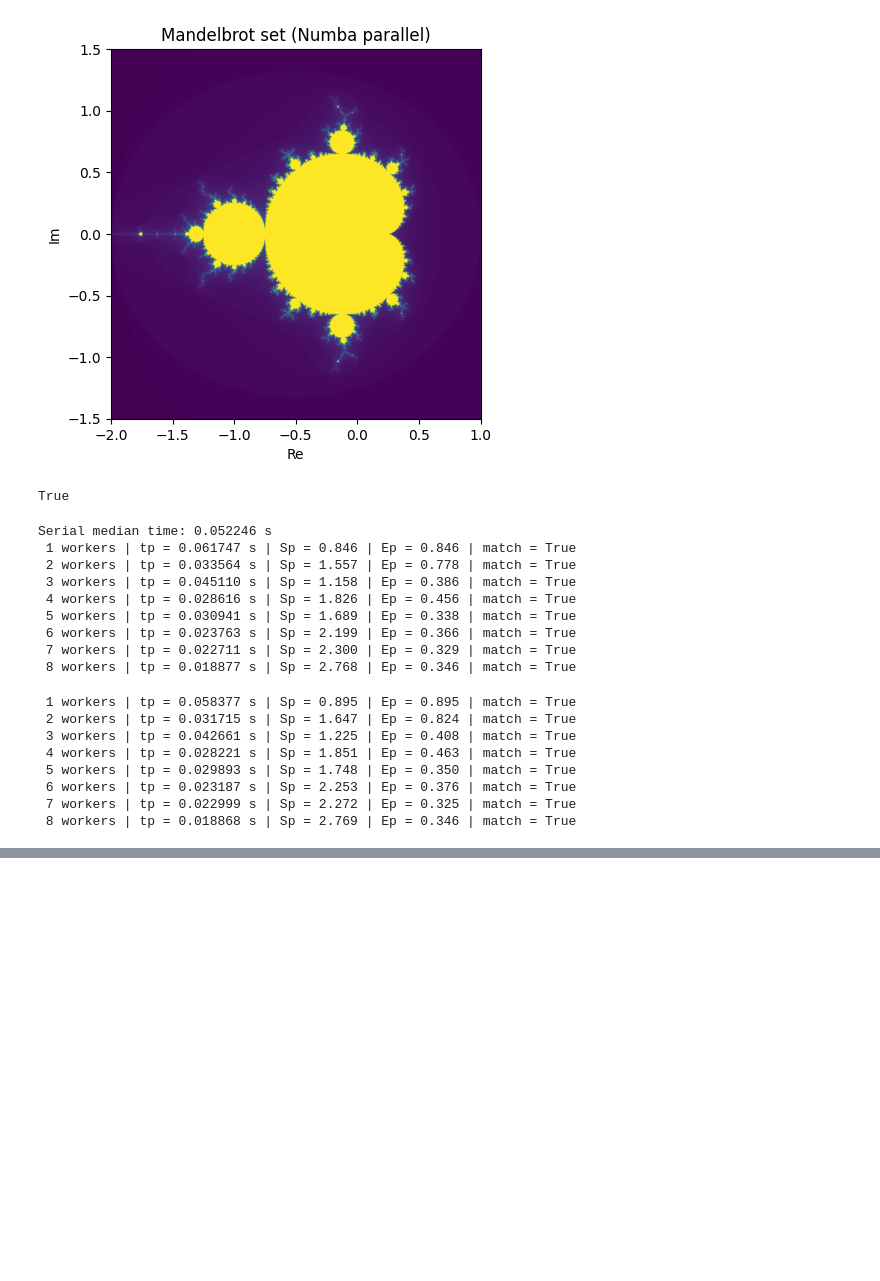
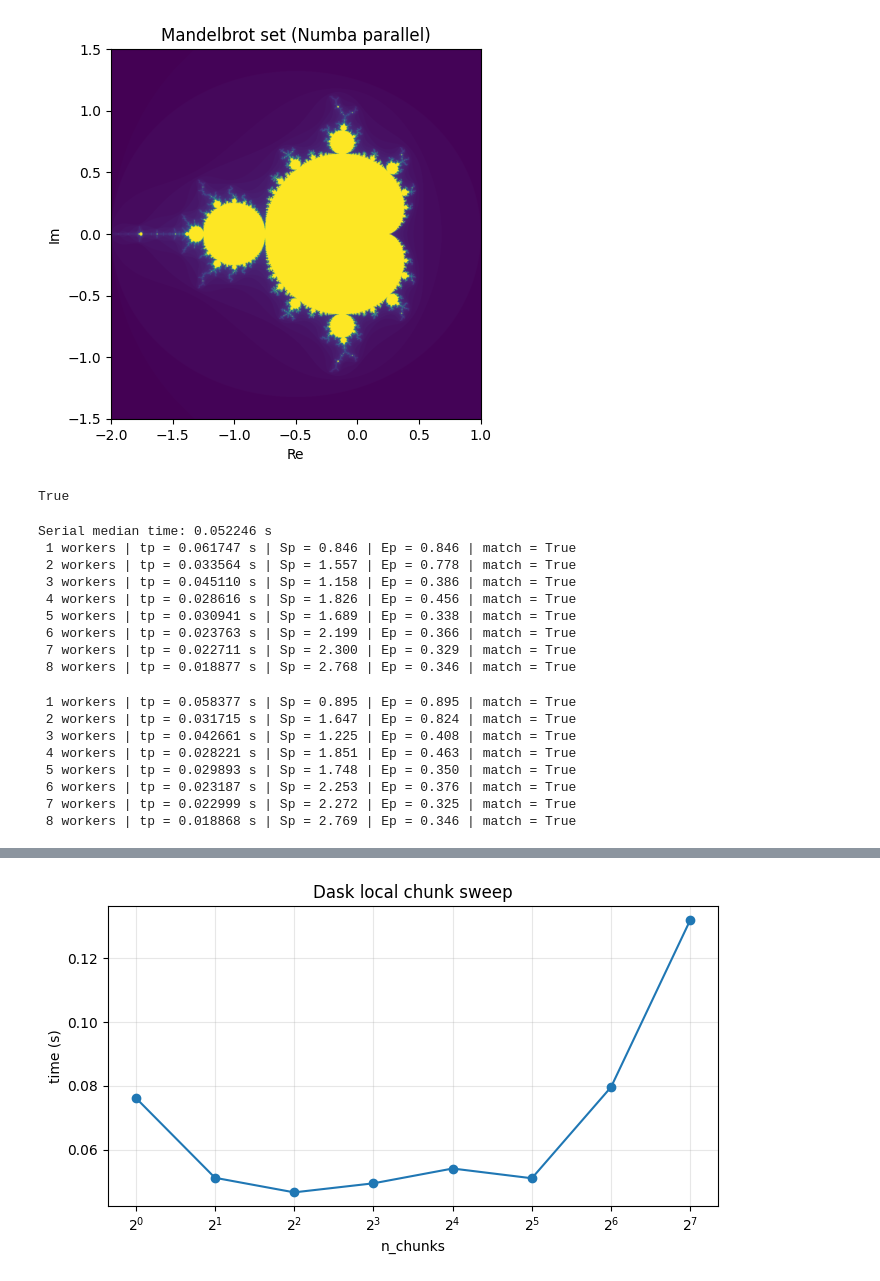
Before and after one commit to Niklas6862/NSC-mandelbrot, a Jupyter notebook: MP2.ipynb, the cells around one changed output, grey strips where cells are left out. Cells and saved outputs as stored; diff of their text form; code cells hidden in the pictures; blank space fills up the shorter version.

```diff
--- a/MP2.ipynb
+++ b/MP2.ipynb
@@ -350,0 +307,20 @@ Dask local in_chunks=32 | 0.044 s
+# %%
+from dask.distributed import Client, LocalCluster
+from mandelbrot import mandelbrot_serial, mandelbrot_dask, mandelbrot_chunk
+import numpy as np
+import os
+
+n_workers = min(8, os.cpu_count())
+n_chunks = 32
+
+cluster = LocalCluster(n_workers=n_workers, threads_per_worker=1, dashboard_address=None)
+client = Client(cluster)
+client.run(mandelbrot_chunk, 0, 8, 8, 8, 10, xmin, xmax, ymin, ymax)
+
+serial_img = mandelbrot_serial(width, height, max_iter, xmin, xmax, ymin, ymax)
+dask_img = mandelbrot_dask(width, height, max_iter, xmin, xmax, ymin, ymax, n_chunks=n_chunks)
+
+print(np.array_equal(serial_img, dask_img))
+
+client.close()
+cluster.close()
@@ -350,0 +355,77 @@ Dask local in_chunks=32 | 0.044 s
+# %%
+from dask.distributed import Client, LocalCluster
+from mandelbrot import mandelbrot_serial, mandelbrot_dask, mandelbrot_chunk
+import matplotlib.pyplot as plt
+import numpy as np
+import os
+import statistics
+import time
+
+
+def time_dask_3x(width, height, max_iter, xmin, xmax, ymin, ymax, n_chunks):
+    times = []
+    last_img = None
+
+    for _ in range(3):
+        t0 = time.perf_counter()
+        img = mandelbrot_dask(width, height, max_iter, xmin, xmax, ymin, ymax, n_chunks=n_chunks)
+        t1 = time.perf_counter()
+
+        times.append(t1 - t0)
+        last_img = img
+
+    return statistics.median(times), last_img
+
+
+width = 1024
+height = 1024
+max_iter = 100
+xmin, xmax = -2.0, 1.0
+ymin, ymax = -1.5, 1.5
+n_workers = min(8, os.cpu_count())
+n_chunk_values = [n for n in [1, 2, 4, 8, 16, 32, 64, 128] if n <= height]
+
+cluster = LocalCluster(n_workers=n_workers, threads_per_worker=1, dashboard_address=None)
+client = Client(cluster)
+client.run(mandelbrot_chunk, 0, 8, 8, 8, 10, xmin, xmax, ymin, ymax)
+
+serial_img = mandelbrot_serial(width, height, max_iter, xmin, xmax, ymin, ymax)
+results = []
+t_1x = None
+
+print("n_chunks | time (s) | vs 1x | speedup | LIF")
+
+for n_chunks in n_chunk_values:
+    t_dask, img_dask = time_dask_3x(width, height, max_iter, xmin, xmax, ymin, ymax, n_chunks)
+    assert np.array_equal(serial_img, img_dask)
+
+    if t_1x is None:
+        t_1x = t_dask
+
+    vs_1x = t_dask / t_1x
+    speedup = t_1x / t_dask
+    lif = n_workers * t_dask / t_1x - 1
+
+    results.append((n_chunks, t_dask, vs_1x, speedup, lif))
+    print(f"{n_chunks:8d} | {t_dask:8.3f} | {vs_1x:5.2f} | {speedup:7.2f} | {lif:5.2f}")
+
+n_chunks_optimal, t_min, _, _, lif_min = min(results, key=lambda item: item[1])
+print()
+print(f"n_chunks_optimal = {n_chunks_optimal}")
+print(f"t_min = {t_min:.3f} s")
+print(f"LIF_min = {lif_min:.3f}")
+
+plt.figure(figsize=(7, 4))
+plt.plot([row[0] for row in results], [row[1] for row in results], marker="o")
+plt.xscale("log", base=2)
+plt.xlabel("n_chunks")
+plt.ylabel("time (s)")
+plt.title("Dask local chunk sweep")
+plt.grid(True, which="both", alpha=0.3)
+plt.tight_layout()
+plt.savefig("dask_chunk_sweep.png", dpi=200)
+plt.show()
+
+client.close()
+cluster.close()
+# %% [output]
@@ -350,0 +445 @@ Dask local in_chunks=32 | 0.044 s
+[figure, added]
```
Also changed, not shown: parts of 8 cells of this notebook, 2 other files.
